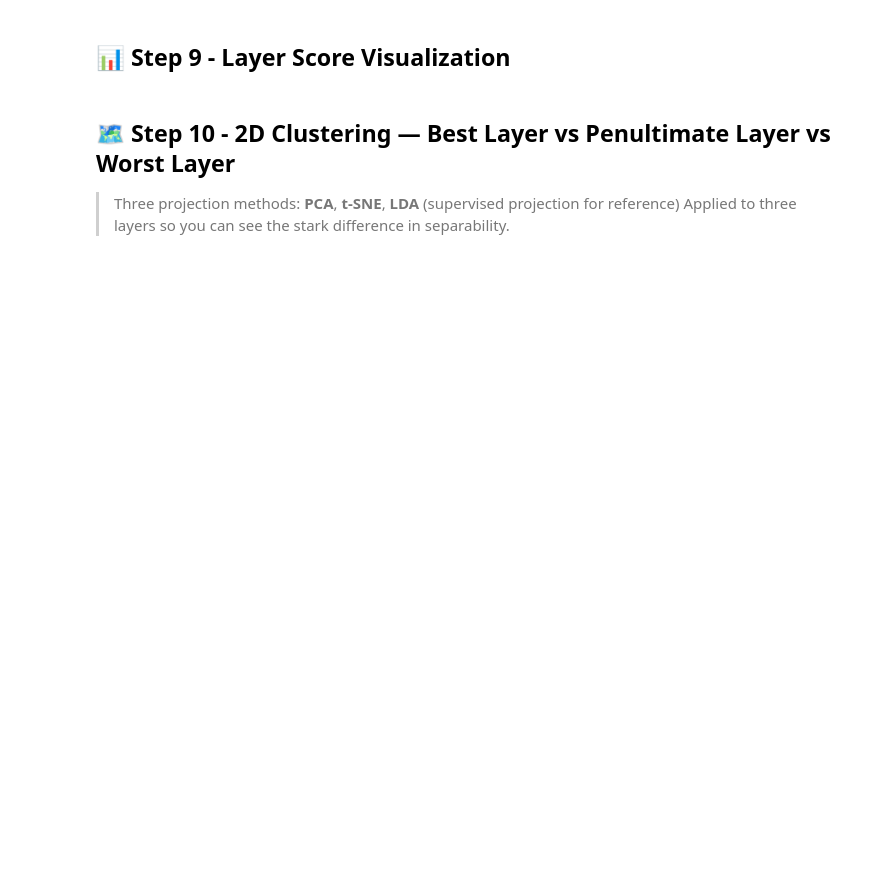
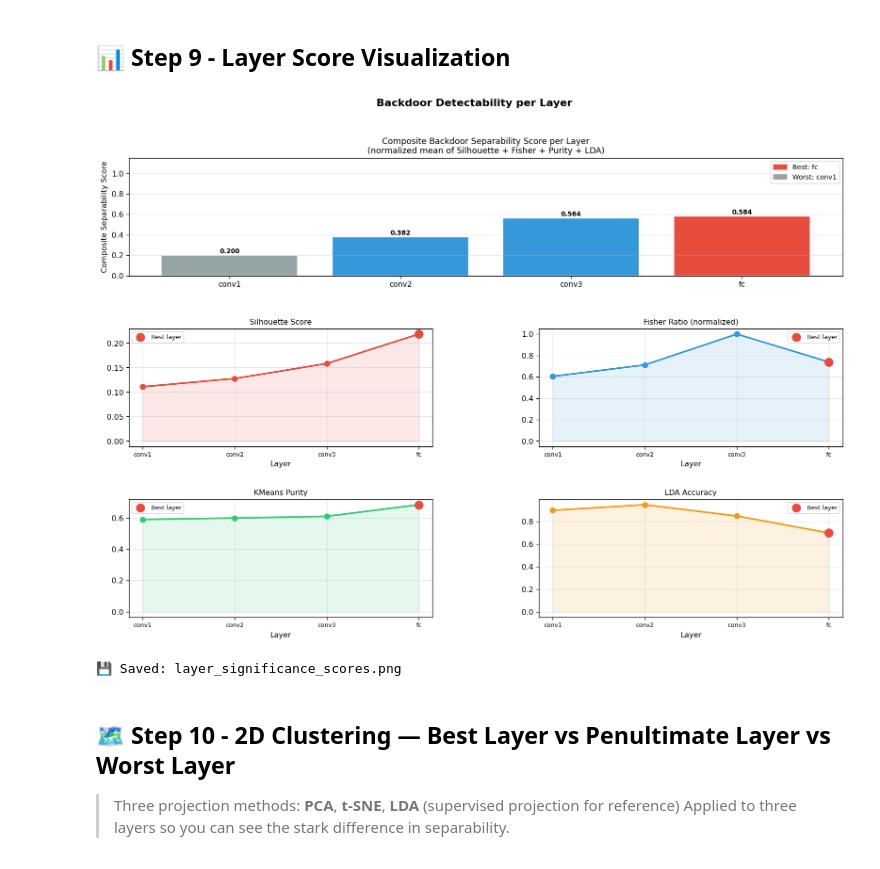
Before and after one commit to Simon-Kraft/reconstruction-activation-clustering, a Jupyter notebook: main.ipynb, the cells around one changed output. Saved outputs shown, nothing was run; the diff lists cells and outputs as text; code cells hidden in the pictures; blank space fills up the shorter version.

```diff
--- a/main.ipynb
+++ b/main.ipynb
@@ -144,6 +156,9 @@ plt.show()
 # %%
 clean_loader = DataLoader(train_raw, batch_size=64, shuffle=True)
-poison_loader = DataLoader(poisoned_train, batch_size=64, shuffle=True)
+# poison_loader = DataLoader(poisoned_train, batch_size=64, shuffle=True)
+poisoned_subset = Subset(poisoned_train, range(500))
+poison_loader = DataLoader(poisoned_subset, batch_size=64, shuffle=True)
+
 test_loader = DataLoader(test_raw, batch_size=256, shuffle=False)
 # %% [markdown]
 ## Step 3 - Model Training
@@ -184,4 +199,4 @@ def train(model, train_loader, test_loader, epochs=10, label=""):
 # clean_model = train(LargeCNN(), clean_loader, test_loader, epochs=5, label="[CLEAN]")
 
 # maybe also train backdoor model
-backdoor_model = train(LargeCNN(), poison_loader, test_loader, epochs=1, label="[BACKDOOR]")
+backdoor_model = train(MidCNN('relu'), poison_loader, test_loader, epochs=10, label="[BACKDOOR]")
@@ -332,7 +376,7 @@ class ReconstructedDataset(Dataset):
         recon, _, _ = dlg_reconstruct(
             model=model, target_gradients=grads, gt_shape=img.shape,
             iterations=150, noise_std=self.noise_std, clamp=(norm_min, norm_max),
-            verbose=True, device=device, lr=0.01
+            verbose=False, device=device, lr=0.01
         )
         return recon.squeeze(0)
 
@@ -633,7 +725,7 @@ df_plot['fisher_plot'] = df_plot['fisher'] / (fr_max + 1e-8)
 fig = plt.figure(figsize=(17, 11))
 gs  = gridspec.GridSpec(3, 2, hspace=0.45, wspace=0.35)
 fig.suptitle(
-    "Layer-wise Significance Analysis — Backdoor Detectability per Layer",
+    "Backdoor Detectability per Layer",
     fontsize=14, fontweight='bold'
 )
 
@@ -655,33 +747,36 @@ ax0.set_ylim(0, 1.15)
 best_patch  = mpatches.Patch(color='#e74c3c', label=f'Best: {BEST_LAYER}')
 worst_patch = mpatches.Patch(color='#95a5a6', label=f'Worst: {WORST_LAYER}')
 ax0.legend(handles=[best_patch, worst_patch], fontsize=9)
 ax0.grid(axis='y', alpha=0.3)
 
 # --- 2-5. Individual metric line plots ---
 plot_keys = ['silhouette', 'fisher_plot', 'purity', 'lda']
 plot_lbls = ['Silhouette Score', 'Fisher Ratio (normalized)', 'KMeans Purity', 'LDA Accuracy']
 positions = [gs[1,0], gs[1,1], gs[2,0], gs[2,1]]
 
 for pos, key, lbl, col in zip(positions, plot_keys, plot_lbls, colors_m):
     ax = fig.add_subplot(pos)
     vals = [df_plot.loc[l, key] if key in df_plot.columns else
             df_plot.loc[l, key.replace('_plot', '')] for l in layers_ordered]
     ax.plot(layers_ordered, vals, marker='o', linewidth=2.2, color=col, markersize=7)
     ax.fill_between(layers_ordered, vals, alpha=0.12, color=col)
 
     # Highlight best
     best_val = df_plot.loc[BEST_LAYER, key] if key in df_plot.columns else df_plot.loc[BEST_LAYER, key.replace('_plot','')]
     ax.scatter([BEST_LAYER], [best_val], color='#e74c3c', s=120, zorder=5, label='Best layer')
 
     ax.set_title(lbl, fontsize=10)
     ax.set_xlabel("Layer")
     ax.tick_params(axis='x', labelsize=8)
     ax.grid(alpha=0.3)
     ax.legend(fontsize=8)
 
 plt.savefig('layer_significance_scores.png', dpi=130, bbox_inches='tight')
 plt.show()
 print(f"\n💾 Saved: layer_significance_scores.png")
+# %% [output]
+[figure, added]
+💾 Saved: layer_significance_scores.png
 # %% [markdown]
 ## 🗺️ Step 10 - 2D Clustering — Best Layer vs Penultimate Layer vs Worst Layer
 
```
Also changed, not shown: parts of 21 cells of this notebook, 7 other files.
